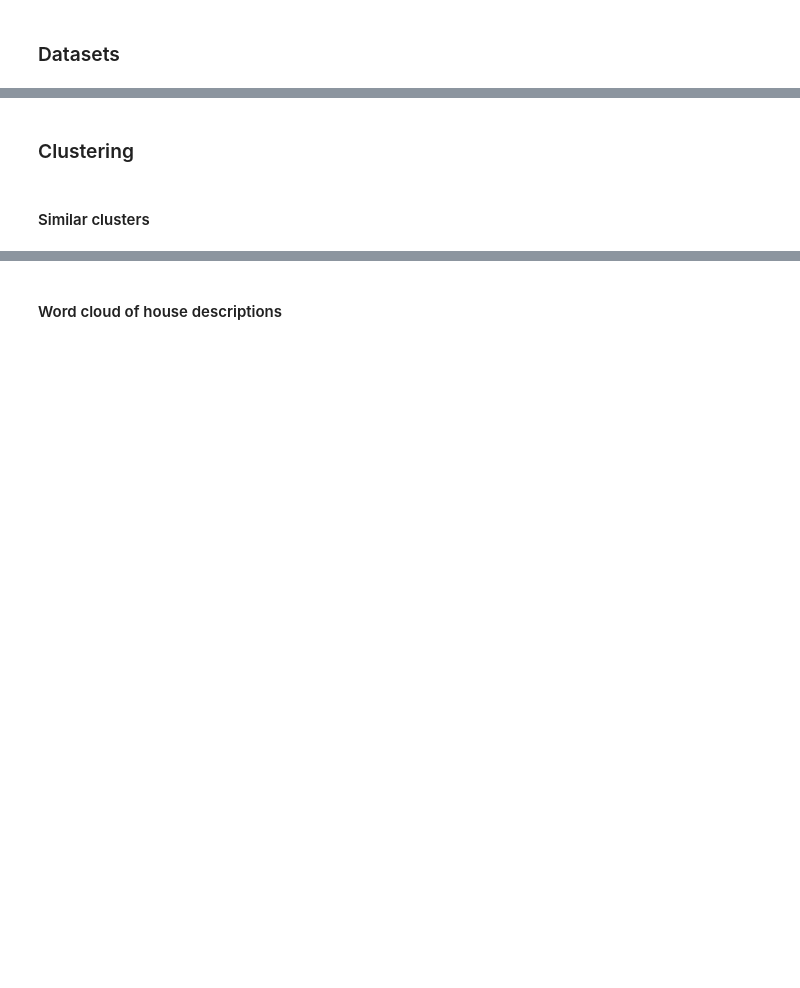
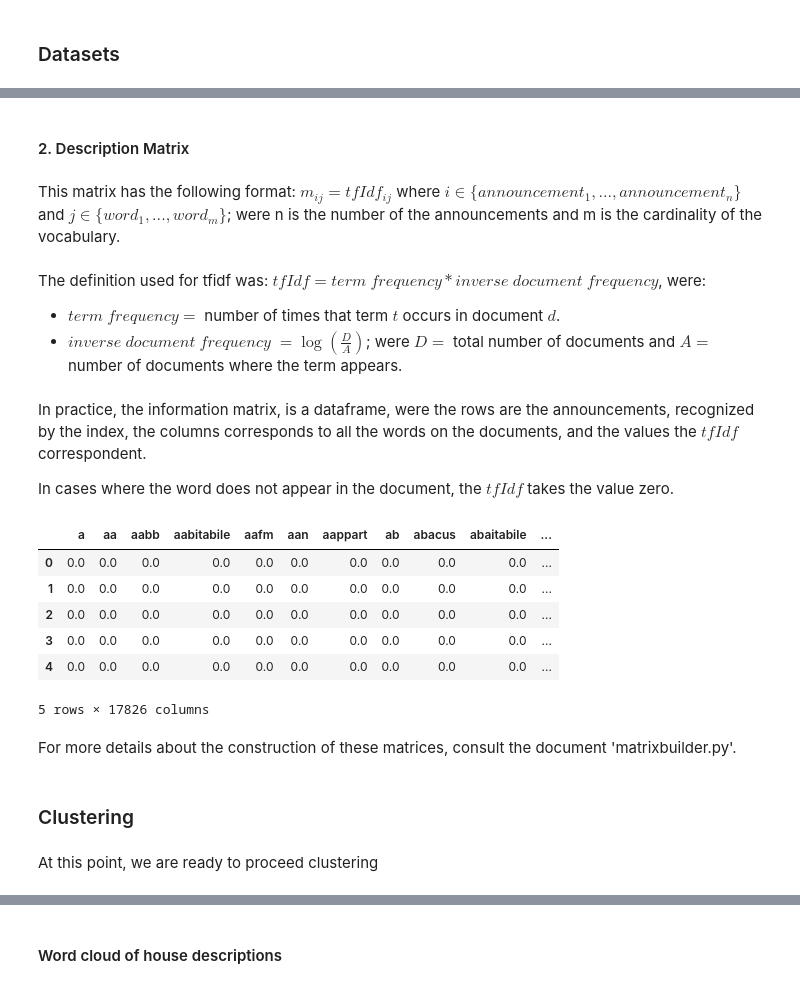
Before and after one commit to Wuj94/ADM_HW4, a Jupyter notebook: Homework_4.ipynb, the cells around one changed output, grey strips where cells are left out. Drawn from its saved outputs; the diff is of its cells as text; code cells hidden in the pictures; blank space fills up the shorter version.

```diff
--- a/Homework_4.ipynb
+++ b/Homework_4.ipynb
@@ -48,4 +71,33 @@ Now, with the dataframe, preproceced, we proceed to create the two databases nee
+# %% [markdown]
+#### 2. Description Matrix
+# %% [markdown]
+This matrix has the following format: $m_{ij} = tfIdf_{ij}$ where $i \in \{announcement_1, ..., announcement_n\}$ and $j \in \{word_1, ...,word_m\}$; were n is the number of the announcements and m is the cardinality of the vocabulary.
+# %% [markdown]
+The definition used for tfidf was: $tfIdf = term$ $frequency * inverse$ $document$ $frequency$, were:
+- $term$ $frequency =$ number of times that term $t$ occurs in document $d$.
+- $inverse$ $document$ $frequency$ $= \log(\frac{D}{A})$; were $D =$ total number of documents and $A =$ number of documents where the term appears.
+# %% [markdown]
+In practice, the information matrix, is a dataframe, were the rows are the announcements, recognized by the index, the columns corresponds to all the words on the documents, and the values the $tfIdf$ correspondent.
+
+In cases where the word does not appear in the document, the $tfIdf$ takes the value zero.
+# %%
+# Import the database
+tfidf_matrix_import = pd.read_csv("datasetIndex_tfidf.csv")
+# Make a copy (it's going to be useful for creting the wordclouds)
+tfidf_matrix = tfidf_matrix_import.copy()
+# tfidf_matrix fisrts columns
+tfidf_matrix.head()
+# %% [output]
+|  | a | aa | aabb | aabitabile | aafm | aan | aappart | ab | abacus | abaitabile | ... |
+| 0 | 0.0 | 0.0 | 0.0 | 0.0 | 0.0 | 0.0 | 0.0 | 0.0 | 0.0 | 0.0 | ... |
+| 1 | 0.0 | 0.0 | 0.0 | 0.0 | 0.0 | 0.0 | 0.0 | 0.0 | 0.0 | 0.0 | ... |
+| 2 | 0.0 | 0.0 | 0.0 | 0.0 | 0.0 | 0.0 | 0.0 | 0.0 | 0.0 | 0.0 | ... |
+| 3 | 0.0 | 0.0 | 0.0 | 0.0 | 0.0 | 0.0 | 0.0 | 0.0 | 0.0 | 0.0 | ... |
+| 4 | 0.0 | 0.0 | 0.0 | 0.0 | 0.0 | 0.0 | 0.0 | 0.0 | 0.0 | 0.0 | ... |
+5 rows × 17826 columns
+# %% [markdown]
+For more details about the construction of these matrices, consult the document 'matrixbuilder.py'.
 # %% [markdown]
 ### Clustering
-# %% [markdown]
-#### Similar clusters
+# %% [markdown]
+At this point, we are ready to proceed clustering
```
Also changed, not shown: parts of 33 cells of this notebook.
